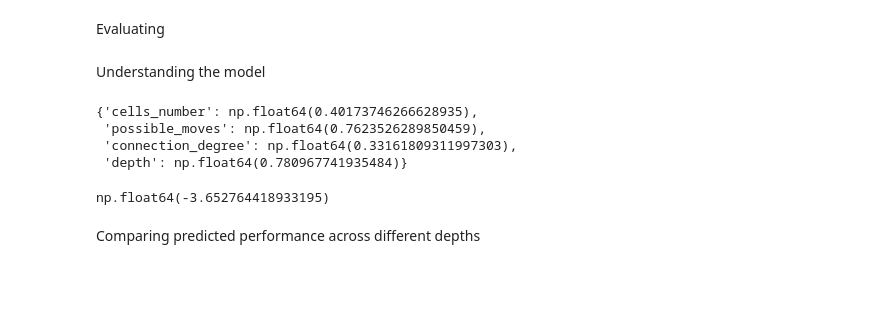
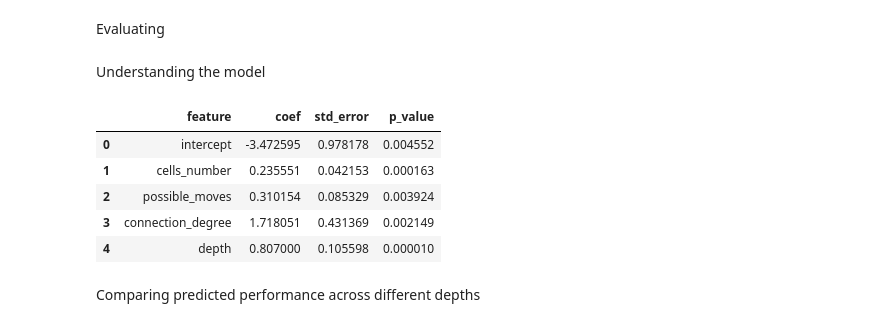
Before and after one commit to VLV-co/project_mc906, a Jupyter notebook: analysis/predict_performance.ipynb, the cells around one changed output. Saved outputs shown, nothing was run; the diff lists cells and outputs as text; code cells hidden in the pictures; blank space fills up the shorter version.

```diff
--- a/analysis/predict_performance.ipynb
+++ b/analysis/predict_performance.ipynb
@@ -49,23 +53,21 @@ df['predicted_mean_log2_max_tile'] = y_pred
 df_comparison = df[['depth', 'cells_number', 'possible_moves', 'connection_degree', 'mean_log2_max_tile', 'predicted_mean_log2_max_tile']]
 # %% [markdown]
 Understanding the model
-# %%
-coefs = {}
-for feature, coef in zip(features, model.coef_):
-    coefs[feature] = coef
-
-intercept = model.intercept_
-
-coefs
-# %% [output]
-{'cells_number': np.float64(0.40173746266628935),
- 'possible_moves': np.float64(0.7623526289850459),
- 'connection_degree': np.float64(0.33161809311997303),
- 'depth': np.float64(0.780967741935484)}
-# %%
-intercept
-# %% [output]
-np.float64(-3.652764418933195)
+# %%
+summary_df = pd.DataFrame({
+    "feature": ["intercept", "cells_number", "possible_moves", "connection_degree", "depth"],
+    "coef": model.params,
+    "std_error": model.bse,
+    "p_value": model.pvalues
+})
+summary_df
+# %% [output]
+|  | feature | coef | std_error | p_value |
+| 0 | intercept | -3.472595 | 0.978178 | 0.004552 |
+| 1 | cells_number | 0.235551 | 0.042153 | 0.000163 |
+| 2 | possible_moves | 0.310154 | 0.085329 | 0.003924 |
+| 3 | connection_degree | 1.718051 | 0.431369 | 0.002149 |
+| 4 | depth | 0.807000 | 0.105598 | 0.000010 |
 # %% [markdown]
 Comparing predicted performance across different depths
 # %%
```
Also changed, not shown: parts of 7 cells of this notebook.
